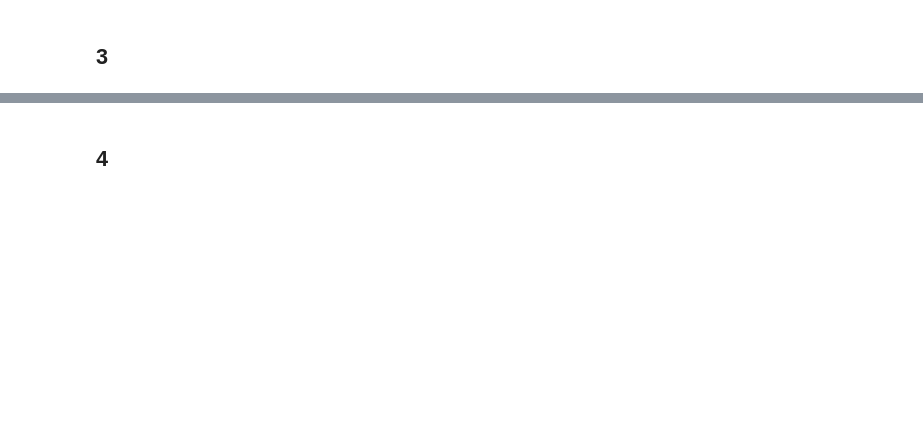
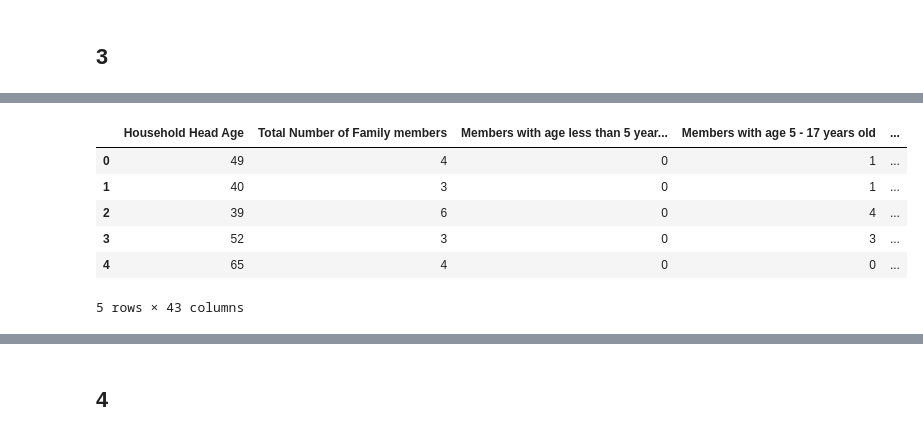
Before and after one commit to marcelaqueiroz/letscode_pandas, a Jupyter notebook: projeto_pandas.ipynb, the cells around one changed output, grey strips where cells are left out. Saved outputs shown, nothing was run; the diff lists cells and outputs as text; code cells hidden in the pictures; blank space fills up the shorter version.

```diff
--- a/projeto_pandas.ipynb
+++ b/projeto_pandas.ipynb
@@ -159,5 +193,15 @@ stats_report['maximun_wo_outlier'] = stats_report['75%'] + 1.5* stats_report['IQ
 # %%
 new_stats_df = df.copy()
 new_stats_df = new_stats_df[quantitativa_cols]
+# %%
+new_stats_df.head()
+# %% [output]
+|  | Household Head Age | Total Number of Family members | Members with age less than 5 year... | Members with age 5 - 17 years old | ... |
+| 0 | 49 | 4 | 0 | 1 | ... |
+| 1 | 40 | 3 | 0 | 1 | ... |
+| 2 | 39 | 6 | 0 | 4 | ... |
+| 3 | 52 | 3 | 0 | 3 | ... |
+| 4 | 65 | 4 | 0 | 0 | ... |
+5 rows × 43 columns
 # %%
 for index, row in stats_report.iterrows():
```
Also changed, not shown: parts of 23 cells of this notebook.
